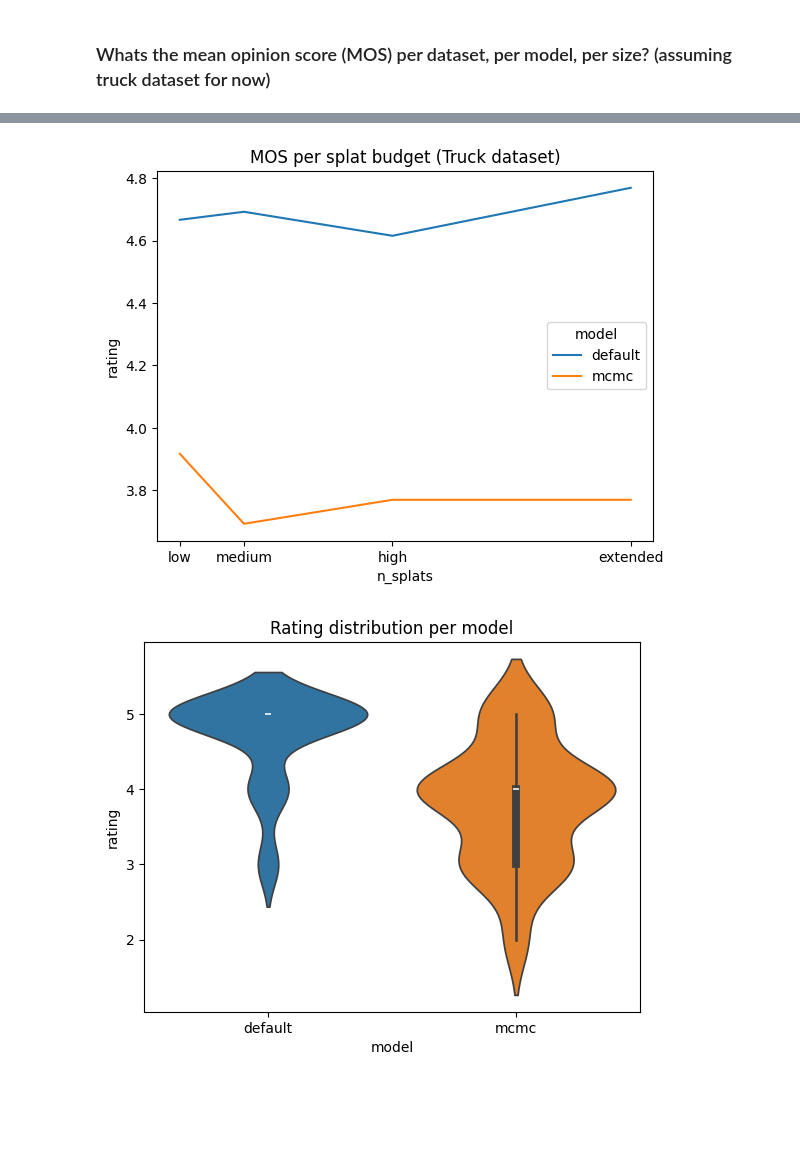
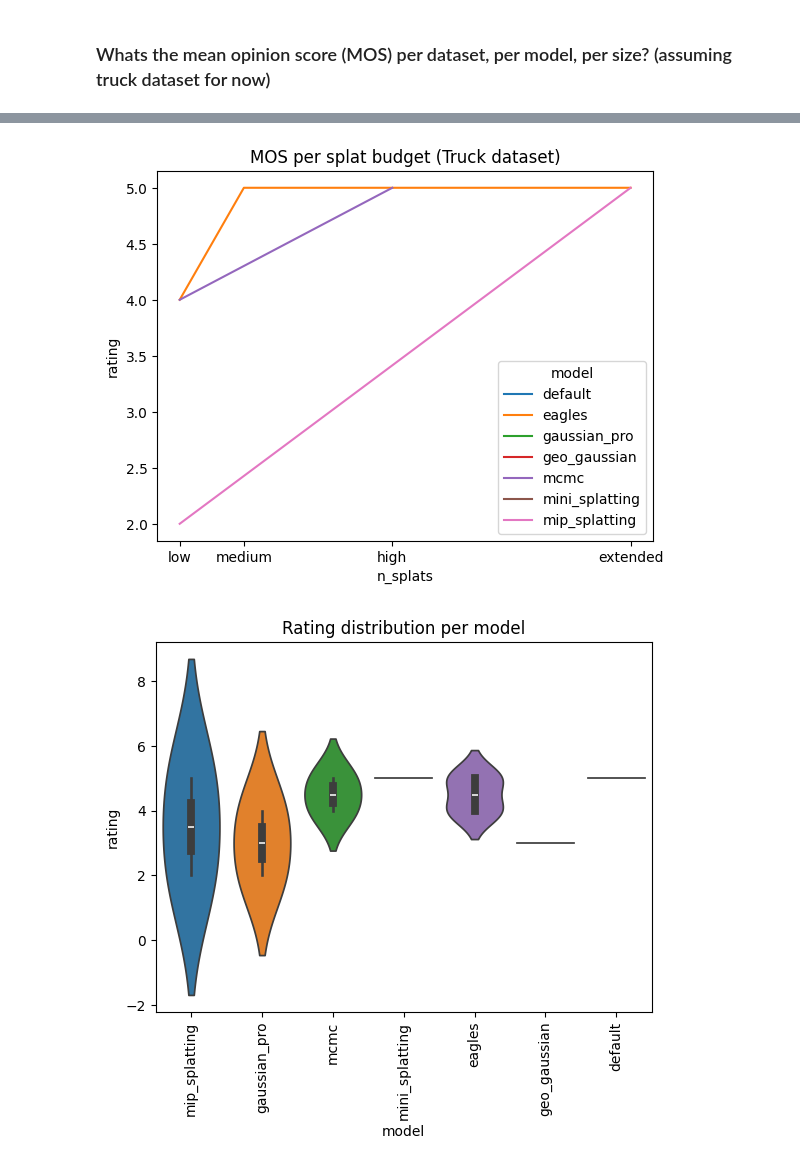
Before and after one commit to PaulErpen/eval-viewer, a Jupyter notebook: scripts/report.ipynb, the cells around one changed output, grey strips where cells are left out. Cells and saved outputs as stored; diff of their text form; code cells hidden in the pictures; blank space fills up the shorter version.

```diff
--- a/scripts/report.ipynb
+++ b/scripts/report.ipynb
@@ -182,8 +204,9 @@ df_ratings_per_model["dataset"] = df_ratings_per_model["model_name"].apply(
 df_ratings_per_model["size"] = df_ratings_per_model["model_name"].apply(
     lambda name: name.split("-")[2]
 )
+df_ratings_truck = df_ratings_per_model[df_ratings_per_model["dataset"] == "truck"]
 df_grouped = (
-    df_ratings_per_model.groupby(["model", "dataset", "size"])
+    df_ratings_truck.groupby(["model", "dataset", "size"])
     .agg({"rating": "mean"})
     .reset_index()
 )
@@ -213,10 +239,11 @@ plt.title("MOS per splat budget (Truck dataset)")
 ax.set_xticks([117856, 412235, 1093135, 2186270], ["low", "medium", "high", "extended"])
 plt.show()
 # %% [output]
-[figure, old version]
+[figure, new version]
 # %%
-sns.violinplot(df_ratings_per_model, x="model", y="rating", hue="model")
+sns.violinplot(df_ratings_truck, x="model", y="rating", hue="model")
 plt.title("Rating distribution per model")
+plt.xticks(rotation=90)
 plt.show()
 # %% [output]
-[figure, old version]
+[figure, new version]
```
Also changed, not shown: parts of 9 cells of this notebook, 2 other files.
